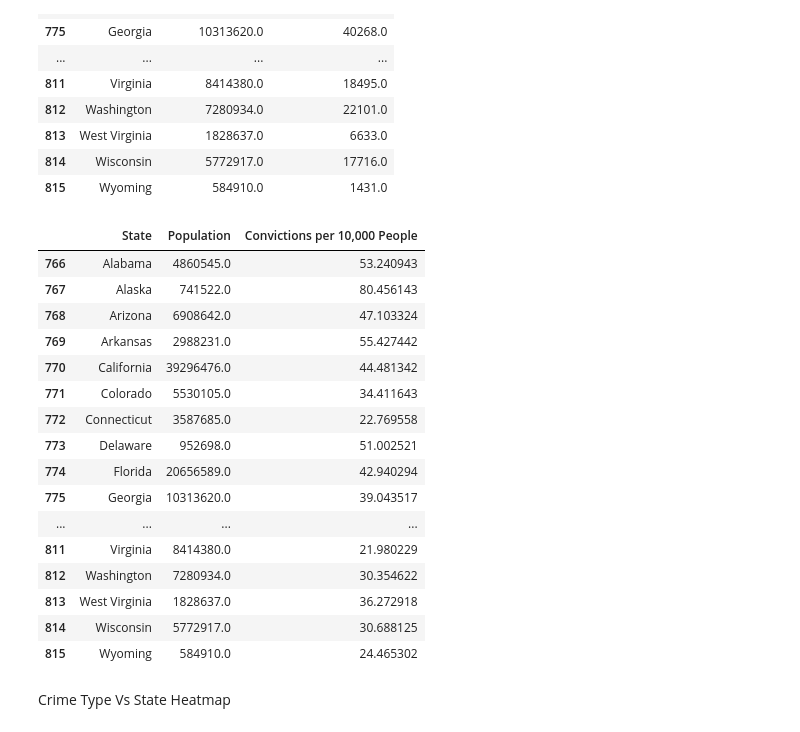
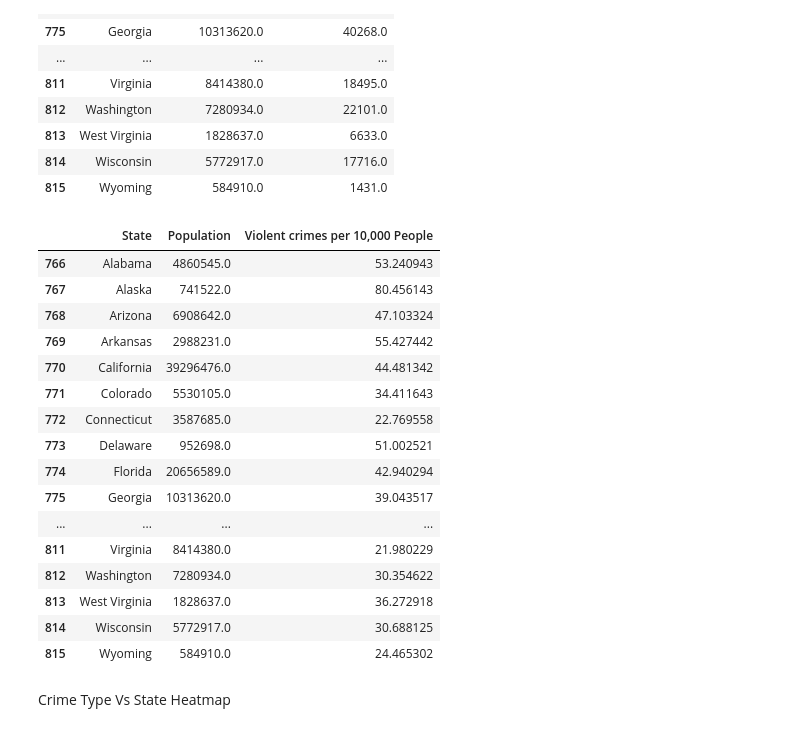
Before and after one commit to Troydehn/Assignment2, a Jupyter notebook: Processing/Processing.ipynb, the cells around one changed output. Saved outputs shown, nothing was run; the diff lists cells and outputs as text; code cells hidden in the pictures.

Commit message:
changed conviction to crimes

```diff
--- a/Processing/Processing.ipynb
+++ b/Processing/Processing.ipynb
@@ -65,10 +65,10 @@ df
 | 815 | Wyoming | 584910.0 | 1431.0 |
 # %%
 df = df.apply(normalise, axis = 1)
-df = df.rename(columns={"jurisdiction":"State", "state_population": "Population", "violent_crime_total": "Convictions per 10,000 People"})
+df = df.rename(columns={"jurisdiction":"State", "state_population": "Population", "violent_crime_total": "Violent crimes per 10,000 People"})
 df
 # %% [output]
-|  | State | Population | Convictions per 10,000 People |
+|  | State | Population | Violent crimes per 10,000 People |
 | 766 | Alabama | 4860545.0 | 53.240943 |
 | 767 | Alaska | 741522.0 | 80.456143 |
 | 768 | Arizona | 6908642.0 | 47.103324 |
```
Also changed, not shown: parts of 1 cell of this notebook, 2 other files.
